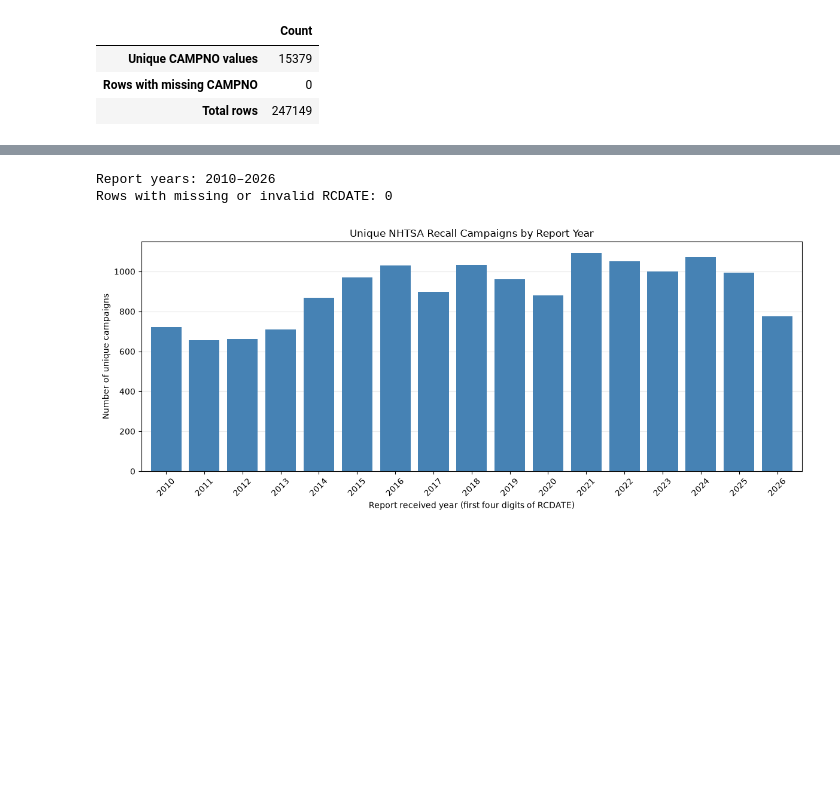
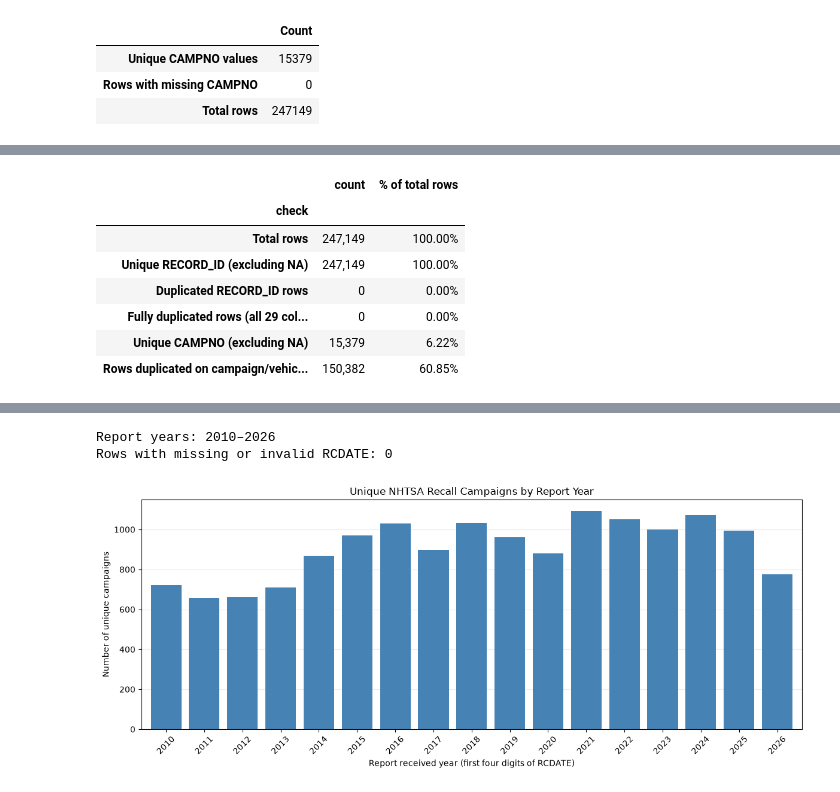
Before and after one commit to aaj013-creator/dsc180a-llm-wiki-vs-rag, a Jupyter notebook: notebooks/eda.ipynb, the cells around one changed output, grey strips where cells are left out. Saved outputs shown, nothing was run; the diff lists cells and outputs as text; code cells hidden in the pictures; blank space fills up the shorter version.

```diff
--- a/notebooks/eda.ipynb
+++ b/notebooks/eda.ipynb
@@ -108,0 +214,43 @@ display(pd.Series({
+# %%
+duplicate_key_columns = ["CAMPNO", "MAKETXT", "MODELTXT", "YEARTXT", "COMPNAME"]
+duplicate_total_rows = len(recalls_df)
+
+# pandas groups matching missing values together for these comparisons.
+duplicate_record_id_mask = recalls_df.duplicated(subset=["RECORD_ID"], keep=False)
+duplicate_full_row_mask = recalls_df.duplicated(subset=RECALL_COLUMNS, keep=False)
+duplicate_key_mask = recalls_df.duplicated(subset=duplicate_key_columns, keep=False)
+
+duplicate_summary = pd.DataFrame({
+    "check": [
+        "Total rows",
+        "Unique RECORD_ID (excluding NA)",
+        "Duplicated RECORD_ID rows",
+        "Fully duplicated rows (all 29 columns)",
+        "Unique CAMPNO (excluding NA)",
+        "Rows duplicated on campaign/vehicle/component key",
+    ],
+    "count": [
+        duplicate_total_rows,
+        recalls_df["RECORD_ID"].nunique(dropna=True),
+        int(duplicate_record_id_mask.sum()),
+        int(duplicate_full_row_mask.sum()),
+        recalls_df["CAMPNO"].nunique(dropna=True),
+        int(duplicate_key_mask.sum()),
+    ],
+}).set_index("check")
+duplicate_summary["% of total rows"] = (
+    duplicate_summary["count"] / (duplicate_total_rows or float("nan")) * 100
+)
+display(duplicate_summary.style.format({
+    "count": "{:,.0f}",
+    "% of total rows": "{:.2f}%",
+}, na_rep="N/A"))
+# %% [output]
+|  | count | % of total rows |
+| check |  |  |
+| Total rows | 247,149 | 100.00% |
+| Unique RECORD_ID (excluding NA) | 247,149 | 100.00% |
+| Duplicated RECORD_ID rows | 0 | 0.00% |
+| Fully duplicated rows (all 29 col... | 0 | 0.00% |
+| Unique CAMPNO (excluding NA) | 15,379 | 6.22% |
+| Rows duplicated on campaign/vehic... | 150,382 | 60.85% |
```
Also changed, not shown: parts of 24 cells of this notebook.
